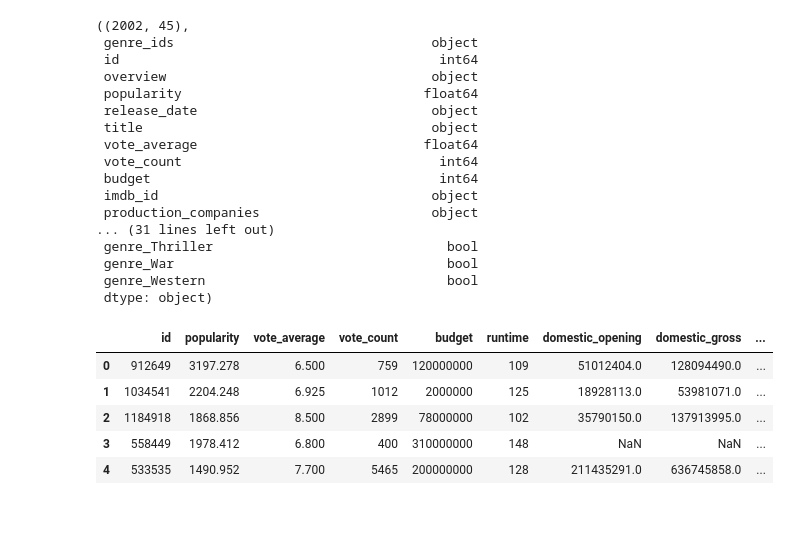
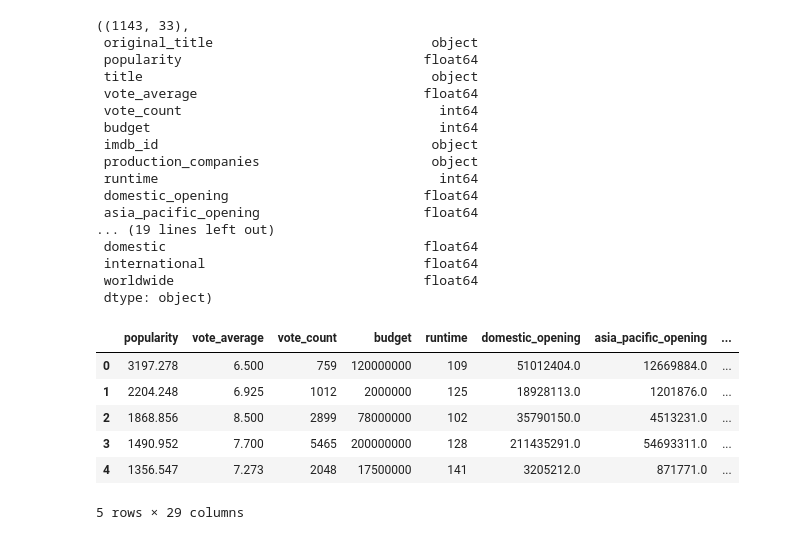
Before and after one commit to minhnhat-nguyen/HCMUS-Movie-Analytics, a Jupyter notebook: notebook/EDA.ipynb, the cells around one changed output. Drawn from its saved outputs; the diff is of its cells as text; code cells hidden in the pictures.

```diff
--- a/notebook/EDA.ipynb
+++ b/notebook/EDA.ipynb
@@ -10,3 +6,2 @@ import json
 # %%
-cleaned_data = pd.read_csv('../data/processed_movies_1.csv')
-cleaned_data = cleaned_data.drop(columns=['Unnamed: 0'])
+cleaned_data = pd.read_csv('../data/cleaned_movies.csv')
@@ -23,33 +38,34 @@ cleaned_data.head()
 # %%
 cleaned_data.shape, cleaned_data.dtypes
 # %% [output]
-((2002, 45),
- genre_ids                                 object
- id                                         int64
- overview                                  object
+((1143, 33),
+ original_title                            object
  popularity                               float64
- release_date                              object
  title                                     object
  vote_average                             float64
  vote_count                                 int64
  budget                                     int64
  imdb_id                                   object
  production_companies                      object
-... (31 lines left out)
- genre_Thriller                              bool
- genre_War                                   bool
- genre_Western                               bool
+ runtime                                    int64
+ domestic_opening                         float64
+ asia_pacific_opening                     float64
+... (19 lines left out)
+ domestic                                 float64
+ international                            float64
+ worldwide                                float64
  dtype: object)
 # %%
-numerical_data = cleaned_data.select_dtypes(include=[np.number])
+numerical_data = cleaned_data.select_dtypes(include=[np.number, np.bool_])
 numerical_data.head()
 # %% [output]
-|  | id | popularity | vote_average | vote_count | budget | runtime | domestic_opening | domestic_gross | ... |
-| 0 | 912649 | 3197.278 | 6.500 | 759 | 120000000 | 109 | 51012404.0 | 128094490.0 | ... |
-| 1 | 1034541 | 2204.248 | 6.925 | 1012 | 2000000 | 125 | 18928113.0 | 53981071.0 | ... |
-| 2 | 1184918 | 1868.856 | 8.500 | 2899 | 78000000 | 102 | 35790150.0 | 137913995.0 | ... |
-| 3 | 558449 | 1978.412 | 6.800 | 400 | 310000000 | 148 | NaN | NaN | ... |
-| 4 | 533535 | 1490.952 | 7.700 | 5465 | 200000000 | 128 | 211435291.0 | 636745858.0 | ... |
+|  | popularity | vote_average | vote_count | budget | runtime | domestic_opening | asia_pacific_opening | ... |
+| 0 | 3197.278 | 6.500 | 759 | 120000000 | 109 | 51012404.0 | 12669884.0 | ... |
+| 1 | 2204.248 | 6.925 | 1012 | 2000000 | 125 | 18928113.0 | 1201876.0 | ... |
+| 2 | 1868.856 | 8.500 | 2899 | 78000000 | 102 | 35790150.0 | 4513231.0 | ... |
+| 3 | 1490.952 | 7.700 | 5465 | 200000000 | 128 | 211435291.0 | 54693311.0 | ... |
+| 4 | 1356.547 | 7.273 | 2048 | 17500000 | 141 | 3205212.0 | 871771.0 | ... |
+5 rows × 29 columns
 # %%
 numerical_data.describe()
 # %% [output]
```
Also changed, not shown: parts of 12 cells of this notebook.
